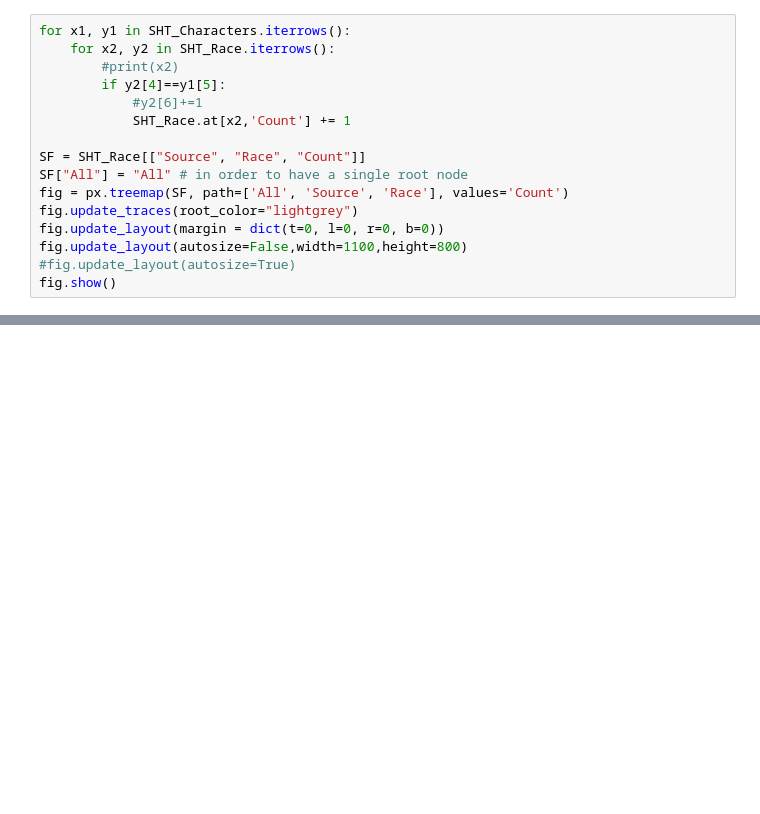
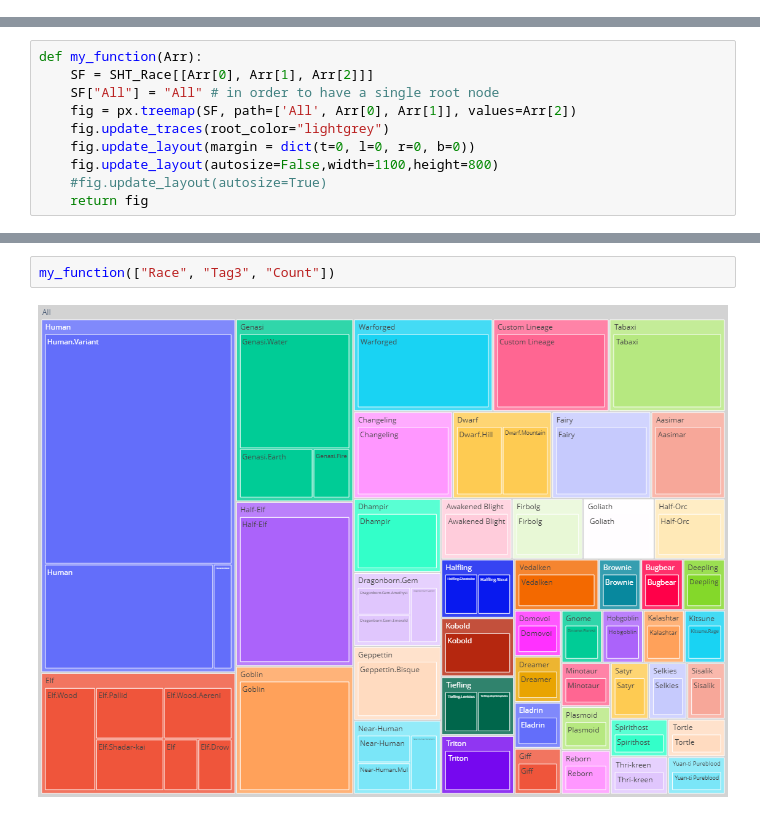
Before and after one commit to flashkid10/my-binder, a Jupyter notebook: Race_TreeMap.ipynb, the cells around one changed output, grey strips where cells are left out. Cells and saved outputs as stored; diff of their text form; blank space fills up the shorter version.

```diff
--- a/Race_TreeMap.ipynb
+++ b/Race_TreeMap.ipynb
@@ -8,16 +16,0 @@ SHT_Race = pd.read_csv('/home/jovyan/Data/Race.csv')
-# %%
-for x1, y1 in SHT_Characters.iterrows():
-    for x2, y2 in SHT_Race.iterrows():
-        #print(x2)
-        if y2[4]==y1[5]:
-            #y2[6]+=1
-            SHT_Race.at[x2,'Count'] += 1
-
-SF = SHT_Race[["Source", "Race", "Count"]]
-SF["All"] = "All" # in order to have a single root node
-fig = px.treemap(SF, path=['All', 'Source', 'Race'], values='Count')
-fig.update_traces(root_color="lightgrey")
-fig.update_layout(margin = dict(t=0, l=0, r=0, b=0))
-fig.update_layout(autosize=False,width=1100,height=800)
-#fig.update_layout(autosize=True)
-fig.show()
@@ -25,0 +17,10 @@ fig.show()
+# %%
+def my_function(Arr):
+    SF = SHT_Race[[Arr[0], Arr[1], Arr[2]]]
+    SF["All"] = "All" # in order to have a single root node
+    fig = px.treemap(SF, path=['All', Arr[0], Arr[1]], values=Arr[2])
+    fig.update_traces(root_color="lightgrey")
+    fig.update_layout(margin = dict(t=0, l=0, r=0, b=0))
+    fig.update_layout(autosize=False,width=1100,height=800)
+    #fig.update_layout(autosize=True)
+    return fig
@@ -25,0 +31,4 @@ fig.show()
+# %%
+my_function(["Race", "Tag3", "Count"])
+# %% [output]
+[figure, added]
```
Also changed, not shown: parts of 3 cells of this notebook.
